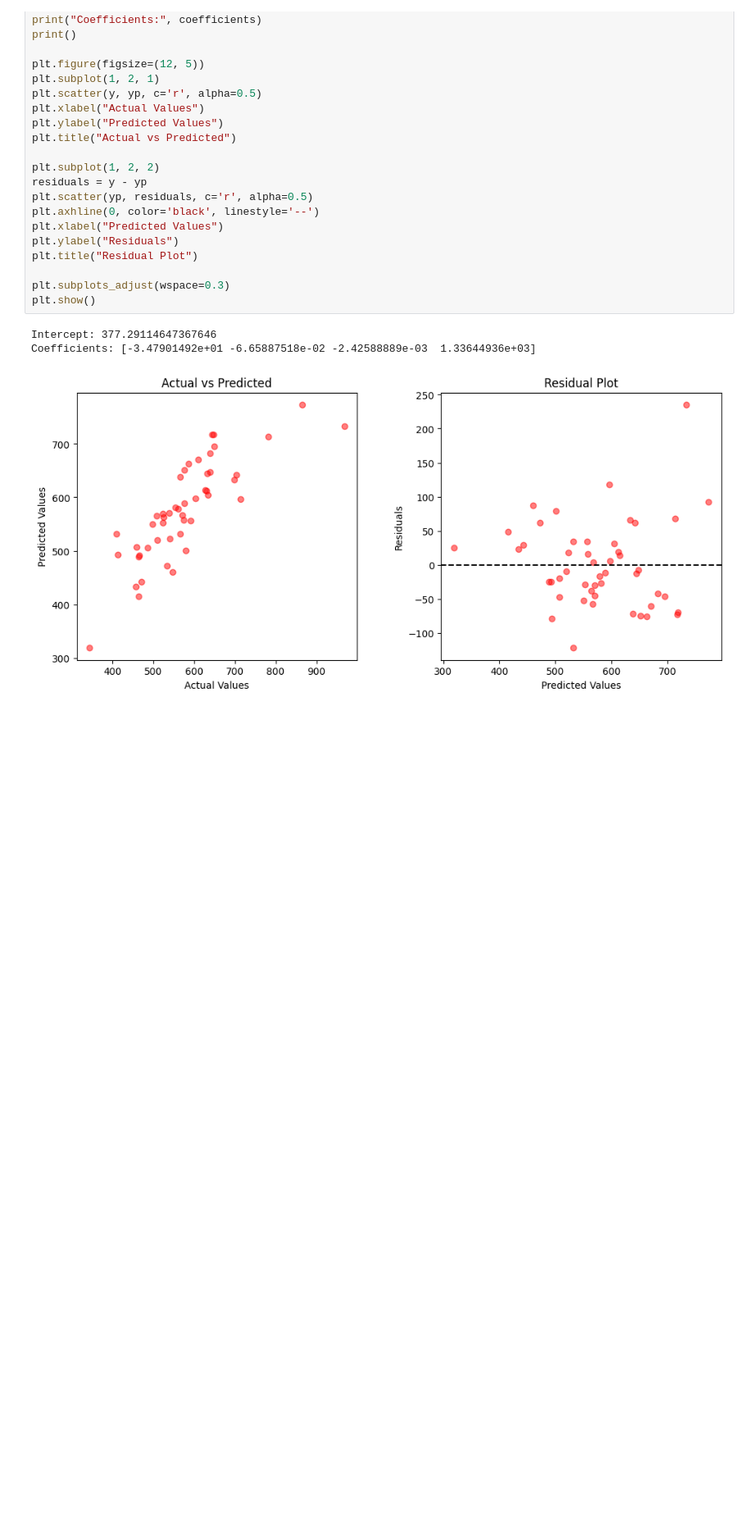
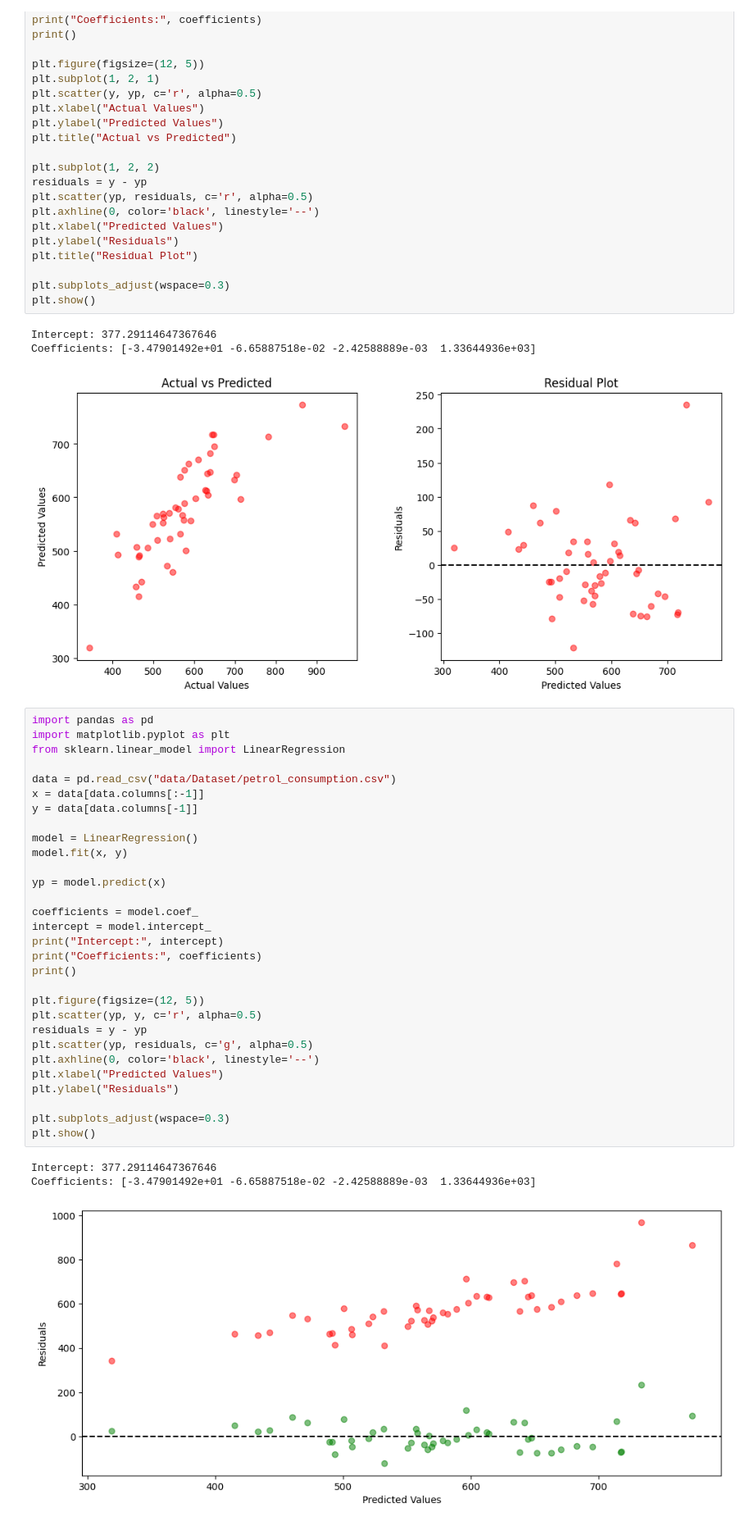
Before and after one commit to JoyM268/sdmcet-aiml, a Jupyter notebook: Termworks/Termwork - 6.ipynb, the cells around one changed output. Shown at 82% size. Drawn from its saved outputs; the diff is of its cells as text; blank space fills up the shorter version.

```diff
--- a/Termworks/Termwork - 6.ipynb
+++ b/Termworks/Termwork - 6.ipynb
@@ -167,3 +167,37 @@ plt.show()
 Intercept: 377.29114647367646
 Coefficients: [-3.47901492e+01 -6.65887518e-02 -2.42588889e-03  1.33644936e+03]
 [figure]
+# %%
+import pandas as pd
+import matplotlib.pyplot as plt
+from sklearn.linear_model import LinearRegression
+
+data = pd.read_csv("data/Dataset/petrol_consumption.csv")
+x = data[data.columns[:-1]]
+y = data[data.columns[-1]]
+
+model = LinearRegression()
+model.fit(x, y)
+
+yp = model.predict(x)
+
+coefficients = model.coef_
+intercept = model.intercept_
+print("Intercept:", intercept)
+print("Coefficients:", coefficients)
+print()
+
+plt.figure(figsize=(12, 5))
+plt.scatter(yp, y, c='r', alpha=0.5)
+residuals = y - yp
+plt.scatter(yp, residuals, c='g', alpha=0.5)
+plt.axhline(0, color='black', linestyle='--')
+plt.xlabel("Predicted Values")
+plt.ylabel("Residuals")
+
+plt.subplots_adjust(wspace=0.3)
+plt.show()
+# %% [output]
+Intercept: 377.29114647367646
+Coefficients: [-3.47901492e+01 -6.65887518e-02 -2.42588889e-03  1.33644936e+03]
+[figure, added]
```
Also changed, not shown: 6 other files.
